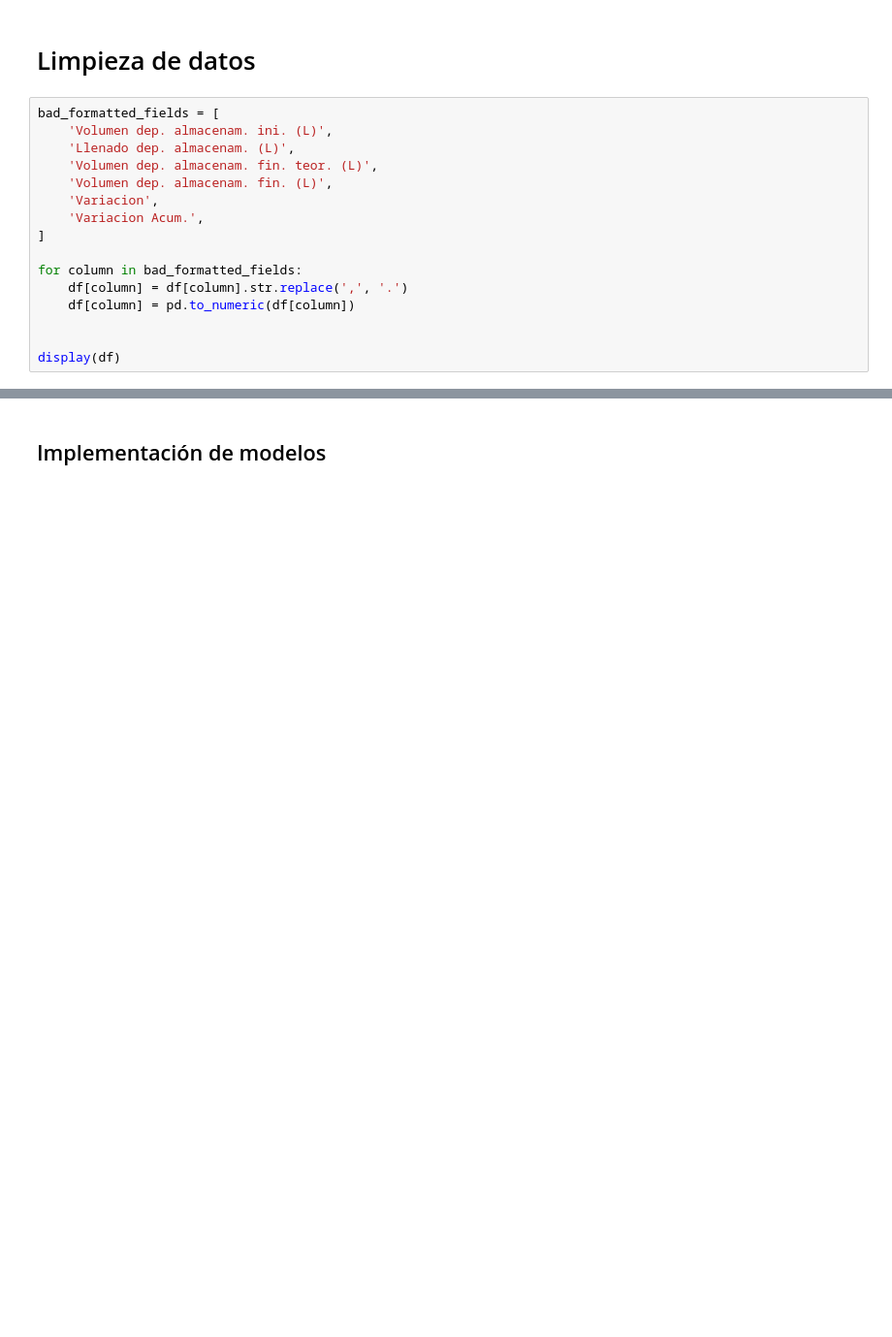
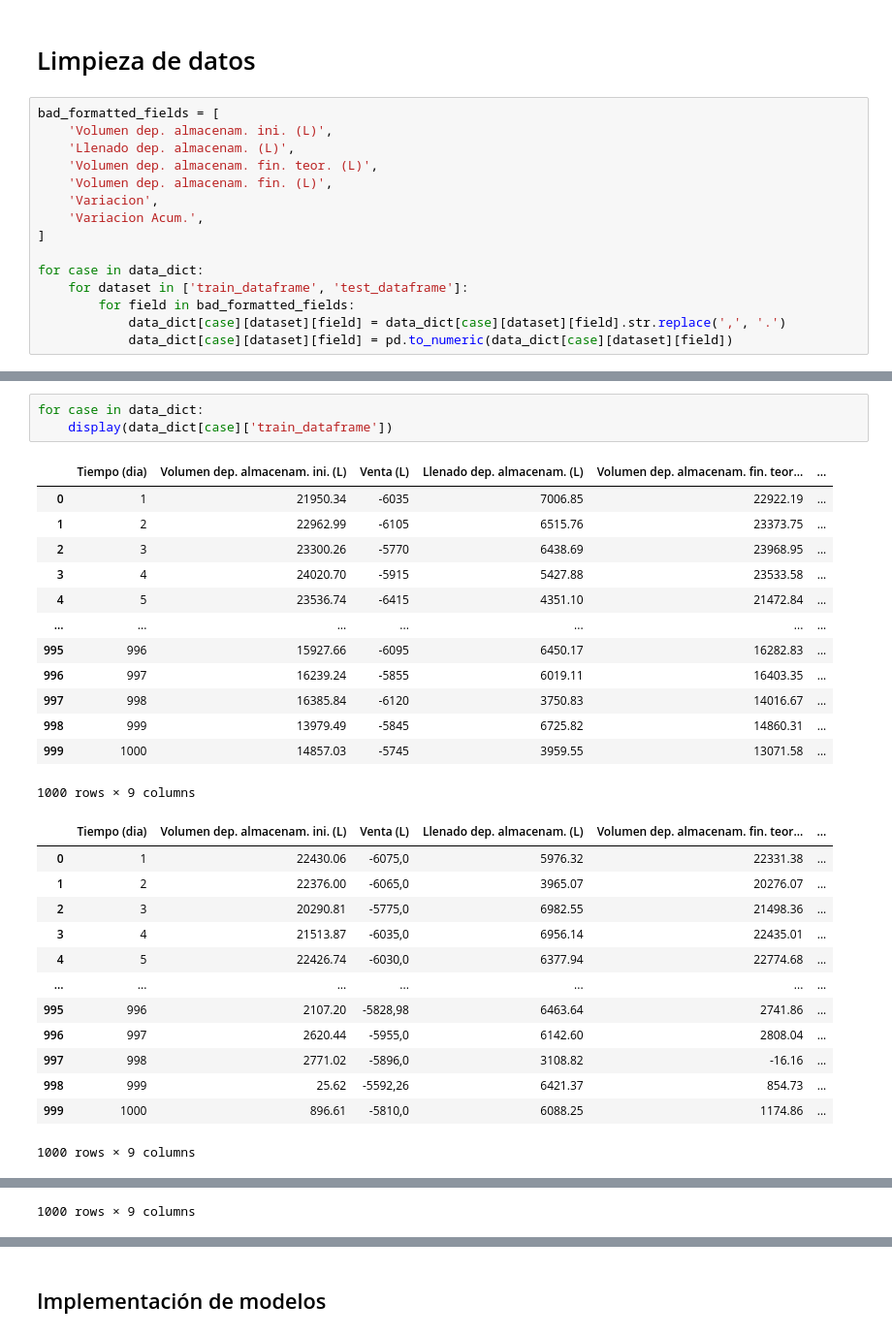
Before and after one commit to alu0101351773/TFM, a Jupyter notebook: src/project/main.ipynb, the cells around one changed output, grey strips where cells are left out. Shown: that part at 97% size. Saved outputs shown, nothing was run; the diff lists cells and outputs as text; blank space fills up the shorter version.

```diff
--- a/src/project/main.ipynb
+++ b/src/project/main.ipynb
@@ -45,9 +212,8 @@ bad_formatted_fields = [
     'Variacion Acum.',
 ]
 
-for column in bad_formatted_fields:
-    df[column] = df[column].str.replace(',', '.')
-    df[column] = pd.to_numeric(df[column])
-
-
-display(df)
+for case in data_dict:
+    for dataset in ['train_dataframe', 'test_dataframe']:
+        for field in bad_formatted_fields:
+            data_dict[case][dataset][field] = data_dict[case][dataset][field].str.replace(',', '.')
+            data_dict[case][dataset][field] = pd.to_numeric(data_dict[case][dataset][field])
@@ -76,0 +222,30 @@ Name: proportion, dtype: float64
+# %%
+for case in data_dict:
+    display(data_dict[case]['train_dataframe'])
+# %% [output]
+|  | Tiempo (dia) | Volumen dep. almacenam. ini. (L) | Venta (L) | Llenado dep. almacenam. (L) | Volumen dep. almacenam. fin. teor... | ... |
+| 0 | 1 | 21950.34 | -6035 | 7006.85 | 22922.19 | ... |
+| 1 | 2 | 22962.99 | -6105 | 6515.76 | 23373.75 | ... |
+| 2 | 3 | 23300.26 | -5770 | 6438.69 | 23968.95 | ... |
+| 3 | 4 | 24020.70 | -5915 | 5427.88 | 23533.58 | ... |
+| 4 | 5 | 23536.74 | -6415 | 4351.10 | 21472.84 | ... |
+| ... | ... | ... | ... | ... | ... | ... |
+| 995 | 996 | 15927.66 | -6095 | 6450.17 | 16282.83 | ... |
+| 996 | 997 | 16239.24 | -5855 | 6019.11 | 16403.35 | ... |
+| 997 | 998 | 16385.84 | -6120 | 3750.83 | 14016.67 | ... |
+| 998 | 999 | 13979.49 | -5845 | 6725.82 | 14860.31 | ... |
+| 999 | 1000 | 14857.03 | -5745 | 3959.55 | 13071.58 | ... |
+1000 rows × 9 columns
+|  | Tiempo (dia) | Volumen dep. almacenam. ini. (L) | Venta (L) | Llenado dep. almacenam. (L) | Volumen dep. almacenam. fin. teor... | ... |
+| 0 | 1 | 22430.06 | -6075,0 | 5976.32 | 22331.38 | ... |
+| 1 | 2 | 22376.00 | -6065,0 | 3965.07 | 20276.07 | ... |
+| 2 | 3 | 20290.81 | -5775,0 | 6982.55 | 21498.36 | ... |
+| 3 | 4 | 21513.87 | -6035,0 | 6956.14 | 22435.01 | ... |
+| 4 | 5 | 22426.74 | -6030,0 | 6377.94 | 22774.68 | ... |
+| ... | ... | ... | ... | ... | ... | ... |
+| 995 | 996 | 2107.20 | -5828,98 | 6463.64 | 2741.86 | ... |
+| 996 | 997 | 2620.44 | -5955,0 | 6142.60 | 2808.04 | ... |
+| 997 | 998 | 2771.02 | -5896,0 | 3108.82 | -16.16 | ... |
+| 998 | 999 | 25.62 | -5592,26 | 6421.37 | 854.73 | ... |
+| 999 | 1000 | 896.61 | -5810,0 | 6088.25 | 1174.86 | ... |
+1000 rows × 9 columns
@@ -76,0 +264 @@ Name: proportion, dtype: float64
+1000 rows × 9 columns
```
Also changed, not shown: parts of 46 cells of this notebook.
